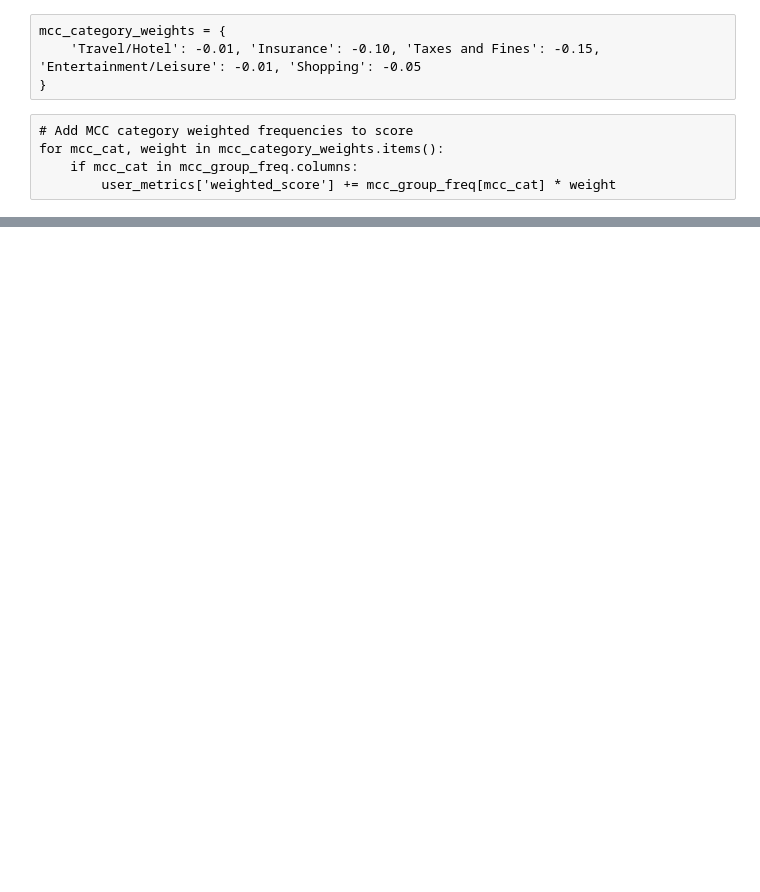
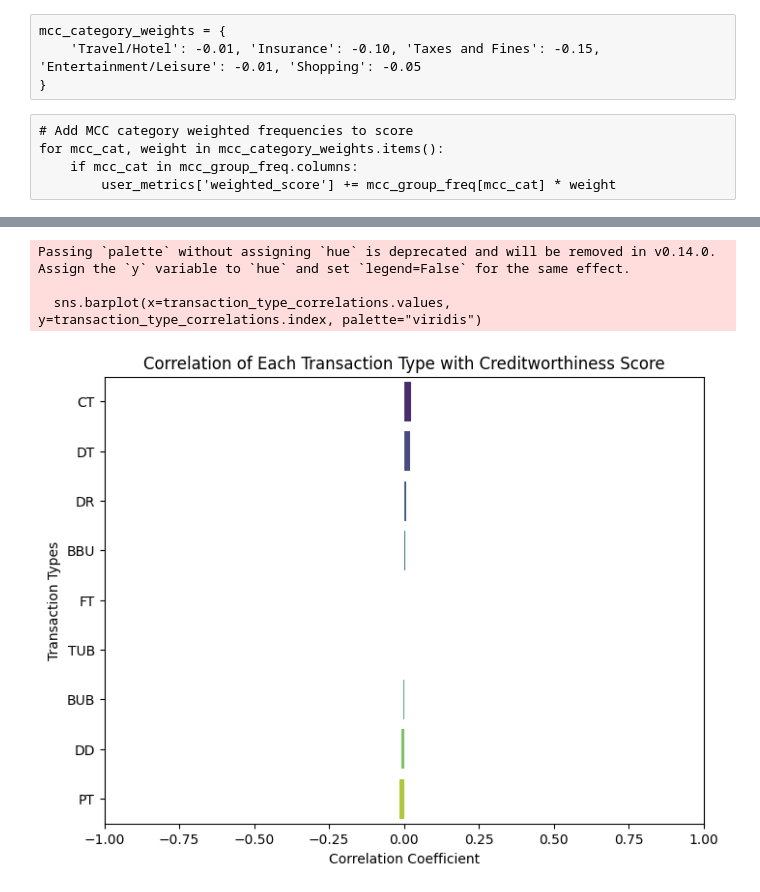
Before and after one commit to adrianacupp/Financial-Behavior-Prediction, a Jupyter notebook: fbp_cuppuleri.ipynb, the cells around one changed output, grey strips where cells are left out. Saved outputs shown, nothing was run; the diff lists cells and outputs as text; code cells hidden in the pictures; blank space fills up the shorter version.

```diff
--- a/fbp_cuppuleri.ipynb
+++ b/fbp_cuppuleri.ipynb
@@ -1548,0 +1661,3 @@ Passing `palette` without assigning `hue` is deprecated and will be removed in v
+# %%
+user_metrics = user_metrics.merge(transaction_type_agg[['user_id'] + transaction_type_columns], on='user_id', how='left')
+user_metrics
@@ -1548,0 +1678,16 @@ Passing `palette` without assigning `hue` is deprecated and will be removed in v
+# %%
+transaction_type_weights = {
+    'PT': -0.05, 'DD': -0.2, 'DR': 0.15, 'CT': 0.2, 'FT': -0.01, 'BBU': 0.1, 'BUB': -0.01, 'DT': 0.1, 'TUB': -0.05
+}
+
+# Optional: If you want to apply weights to each transaction type before correlation, do it now
+for trans_type, weight in transaction_type_weights.items():
+    if trans_type in user_metrics.columns:
+        user_metrics[trans_type] *= weight
+# %%
+correlation_data = user_metrics[transaction_type_columns + ['creditworthiness_score']]
+# %%
+transaction_type_correlations = correlation_data.corr()['creditworthiness_score'].sort_values(ascending=False)
+
+# Drop the creditworthiness_score self-correlation
+transaction_type_correlations = transaction_type_correlations.drop('creditworthiness_score', errors='ignore')
@@ -1548,0 +1709,14 @@ Passing `palette` without assigning `hue` is deprecated and will be removed in v
+# %%
+# Plot the correlations for a visual inspection
+plt.figure(figsize=(8, 6))
+sns.barplot(x=transaction_type_correlations.values, y=transaction_type_correlations.index, palette="viridis")
+plt.title("Correlation of Each Transaction Type with Creditworthiness Score")
+plt.xlabel("Correlation Coefficient")
+plt.ylabel("Transaction Types")
+plt.xlim(-1, 1)  # Adjust based on correlation range
+plt.show()
+# %% [output]
+Passing `palette` without assigning `hue` is deprecated and will be removed in v0.14.0. Assign the `y` variable to `hue` and set `legend=False` for the same effect.
+
+  sns.barplot(x=transaction_type_correlations.values, y=transaction_type_correlations.index, palette="viridis")
+[figure, added]
```
Also changed, not shown: parts of 24 cells of this notebook.
